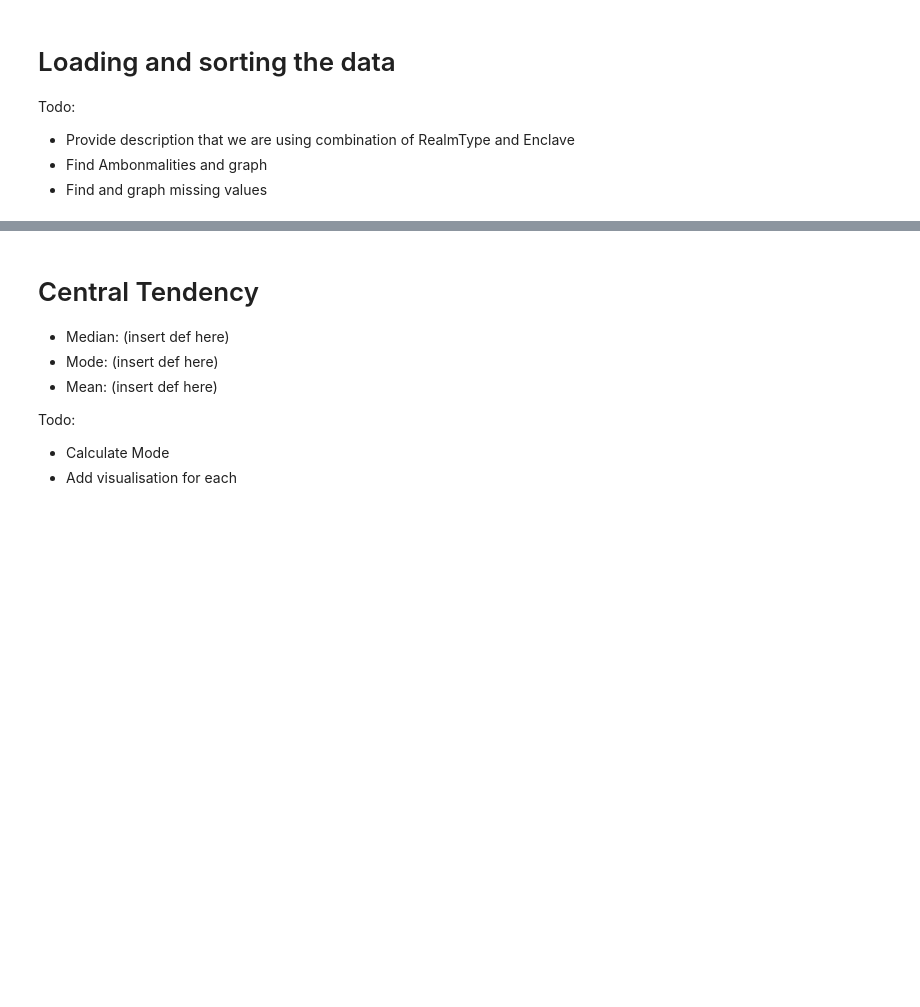
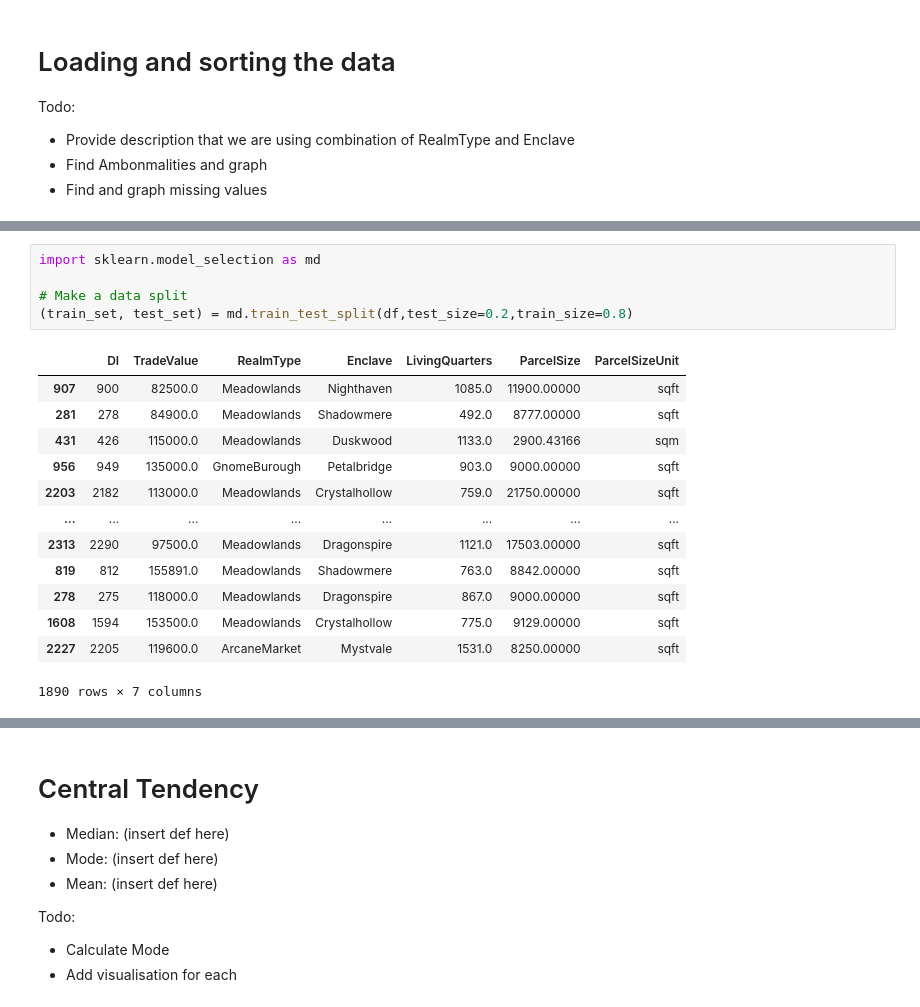
Before and after one commit to rayansamman/Slavic-Sultanate, a Jupyter notebook: src/first-iteration.ipynb, the cells around one changed output, grey strips where cells are left out. Cells and saved outputs as stored; diff of their text form; blank space fills up the shorter version.

```diff
--- a/src/first-iteration.ipynb
+++ b/src/first-iteration.ipynb
@@ -51,0 +63,19 @@ median_values = sorted([(out.key,out.median) for out in  output],key= lambda x:
+# %%
+import sklearn.model_selection as md
+
+# Make a data split
+(train_set, test_set) = md.train_test_split(df,test_size=0.2,train_size=0.8)
+# %% [output]
+|  | DI | TradeValue | RealmType | Enclave | LivingQuarters | ParcelSize | ParcelSizeUnit |
+| 907 | 900 | 82500.0 | Meadowlands | Nighthaven | 1085.0 | 11900.00000 | sqft |
+| 281 | 278 | 84900.0 | Meadowlands | Shadowmere | 492.0 | 8777.00000 | sqft |
+| 431 | 426 | 115000.0 | Meadowlands | Duskwood | 1133.0 | 2900.43166 | sqm |
+| 956 | 949 | 135000.0 | GnomeBurough | Petalbridge | 903.0 | 9000.00000 | sqft |
+| 2203 | 2182 | 113000.0 | Meadowlands | Crystalhollow | 759.0 | 21750.00000 | sqft |
+| ... | ... | ... | ... | ... | ... | ... | ... |
+| 2313 | 2290 | 97500.0 | Meadowlands | Dragonspire | 1121.0 | 17503.00000 | sqft |
+| 819 | 812 | 155891.0 | Meadowlands | Shadowmere | 763.0 | 8842.00000 | sqft |
+| 278 | 275 | 118000.0 | Meadowlands | Dragonspire | 867.0 | 9000.00000 | sqft |
+| 1608 | 1594 | 153500.0 | Meadowlands | Crystalhollow | 775.0 | 9129.00000 | sqft |
+| 2227 | 2205 | 119600.0 | ArcaneMarket | Mystvale | 1531.0 | 8250.00000 | sqft |
+1890 rows × 7 columns
```
Also changed, not shown: parts of 6 cells of this notebook.
